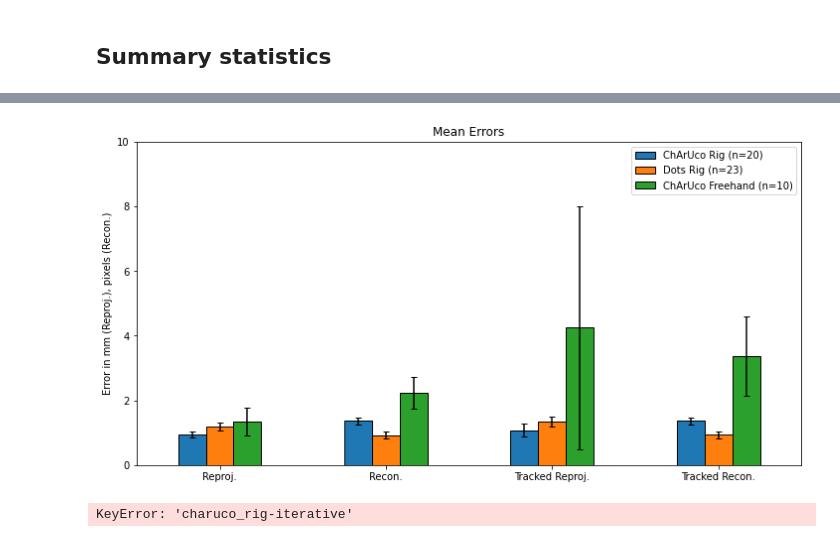
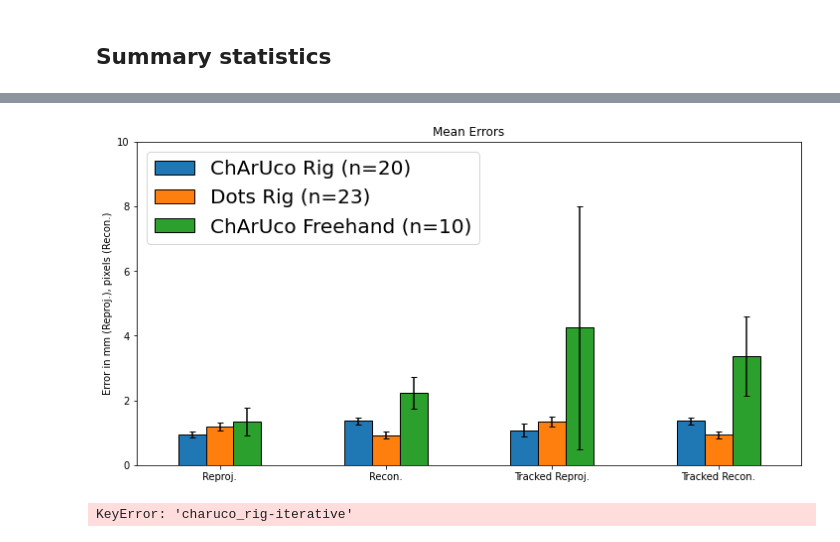
Before and after one commit to UCL/WEISS_Calibration_Study, a Jupyter notebook: process_results.ipynb, the cells around one changed output, grey strips where cells are left out. Saved outputs shown, nothing was run; the diff lists cells and outputs as text; code cells hidden in the pictures.

```diff
--- a/process_results.ipynb
+++ b/process_results.ipynb
@@ -33,35 +33,35 @@ fig1 = plt.figure(figsize=(figsize))
 ax1 = fig1.add_subplot(1, 1, 1)
 
 means[columns_to_plot].transpose().plot.bar(title="Mean Errors",
                                             ax=ax1,
                                             yerr=stds.transpose(),
                                             ecolor='black',
                                             capsize=3,
                                             rot=0,
                                             legend=None,
                                             ylabel="Error in mm (Reproj.), pixels (Recon.)",
                                            edgecolor=["black"])
 ax1.set_ylim(0, 10)
 
 n_charuco_rig = len(calib_data["charuco_rig"])
 n_dots_rig = len(calib_data["dots_rig"])
 n_charuco_freehand = len(calib_data["charuco_freehand"])
 
-L = ax1.legend()
+L = ax1.legend(prop={'size': 20})
 legend = [f"ChArUco Rig (n={n_charuco_rig})", f"Dots Rig (n={n_dots_rig})", f"ChArUco Freehand (n={n_charuco_freehand})"]
 L.get_texts()[0].set_text(legend[0])
 L.get_texts()[1].set_text(legend[1])
 L.get_texts()[2].set_text(legend[2])
 
 plt.savefig('plots/charuco_vs_dots_vs_freehand_mean.png', dpi=600)
 
 means
 # %% [output]
 |  | Reproj. | Recon. | Tracked Reproj. | Tracked Recon. | Mean Frame Grab Time | Mean Calibration Time |
 | charuco_rig | 0.944777 | 1.363656 | 1.073905 | 1.365135 | 1.319827 | 14.926883 |
 | dots_rig | 1.199550 | 0.925462 | 1.349359 | 0.933968 | 0.912419 | 10.119291 |
 | charuco_freehand | 1.343829 | 2.232005 | 4.242161 | 3.367961 | 1.735755 | 22.619610 |
-[figure, old version]
+[figure, new version]
 # %%
 iterative_vs_non_iterative_mean, iterative_vs_non_iterative_std = summarise_datasets(calib_data, ["charuco_rig", "charuco_rig-iterative"])
 
```
Also changed, not shown: parts of 2 cells of this notebook.
